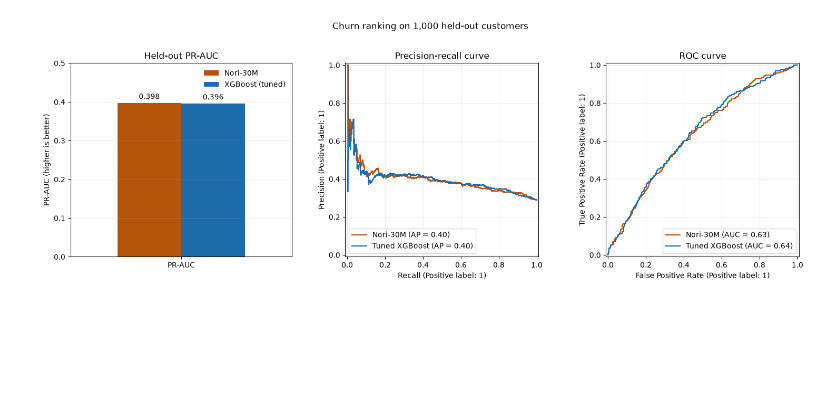
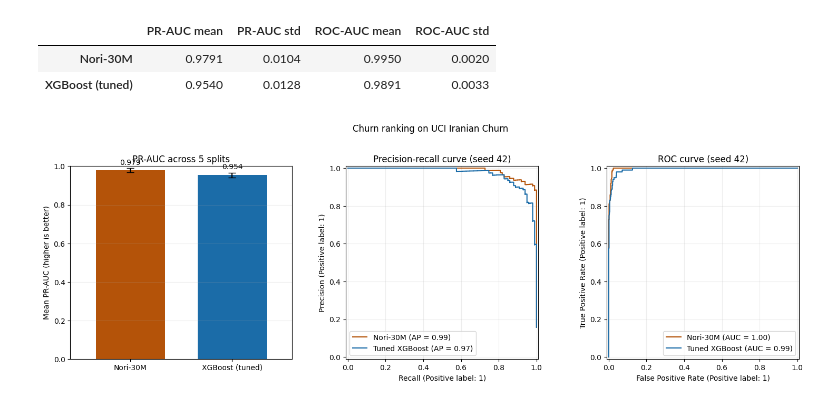
Before and after one commit to Synthefy/synthefy-nori, a Jupyter notebook: examples/notebooks/nori-churn-prediction.ipynb, the cells around one changed output. Drawn from its saved outputs; the diff is of its cells as text; code cells hidden in the pictures; blank space fills up the shorter version.

Commit message:
examples: strengthen churn prediction benchmark

```diff
--- a/examples/notebooks/nori-churn-prediction.ipynb
+++ b/examples/notebooks/nori-churn-prediction.ipynb
@@ -333,63 +428,85 @@ PR-AUC is the primary metric because churn is the smaller class and the business
 # %%
-comparison = pd.DataFrame({
-    "Nori-30M": nori_metrics,
-    "XGBoost (tuned)": xgboost_metrics,
+summary = pd.DataFrame({
+    "Nori-30M": {
+        "PR-AUC mean": per_split["Nori PR-AUC"].mean(),
+        "PR-AUC std": per_split["Nori PR-AUC"].std(ddof=1),
+        "ROC-AUC mean": per_split["Nori ROC-AUC"].mean(),
+        "ROC-AUC std": per_split["Nori ROC-AUC"].std(ddof=1),
+    },
+    "XGBoost (tuned)": {
+        "PR-AUC mean": per_split["XGBoost PR-AUC"].mean(),
+        "PR-AUC std": per_split["XGBoost PR-AUC"].std(ddof=1),
+        "ROC-AUC mean": per_split["XGBoost ROC-AUC"].mean(),
+        "ROC-AUC std": per_split["XGBoost ROC-AUC"].std(ddof=1),
+    },
 }).T
 
-primary = comparison[["PR-AUC"]]
+print(f"Mean PR-AUC margin: {per_split['PR-AUC margin'].mean():.4f}")
+print(f"Nori wins: {(per_split['PR-AUC margin'] > 0).sum()} / {len(per_split)} splits")
+display(summary.style.format("{:.4f}"))
+
+reference_seed = TEST_SEEDS[0]
+reference_y = nori_runs[reference_seed]["y_test"]
+reference_nori = nori_runs[reference_seed]["raw_score"]
+reference_xgboost = xgboost_runs[reference_seed]["score"]
+
 figure, axes = plt.subplots(1, 3, figsize=(15, 4.8))
-primary.T.plot(
+means = summary["PR-AUC mean"]
+errors = summary["PR-AUC std"].fillna(0)
+means.plot(
     kind="bar",
+    yerr=errors,
+    capsize=5,
     color=["#B45309", "#1B6CA8"],
     width=0.68,
     ax=axes[0],
 )
-axes[0].set_ylim(0, 0.5)
-axes[0].set_ylabel("PR-AUC (higher is better)")
-axes[0].set_title("Held-out PR-AUC")
+axes[0].set_ylim(0, 1.0)
+axes[0].set_ylabel("Mean PR-AUC (higher is better)")
+axes[0].set_title(f"PR-AUC across {len(per_split)} splits")
 axes[0].tick_params(axis="x", rotation=0)
 axes[0].grid(axis="y", alpha=0.22)
-axes[0].legend(frameon=False)
 for container in axes[0].containers:
-    axes[0].bar_label(container, fmt="%.3f", padding=3)
+    if hasattr(container, "datavalues"):
+        axes[0].bar_label(container, fmt="%.3f", padding=3)
 
 PrecisionRecallDisplay.from_predictions(
-    y_test,
-    nori_raw_score,
+    reference_y,
+    reference_nori,
     name="Nori-30M",
-    curve_kwargs={"color": "#B45309"},
+    color="#B45309",
     ax=axes[1],
 )
 PrecisionRecallDisplay.from_predictions(
-    y_test,
-    xgboost_score,
+    reference_y,
+    reference_xgboost,
     name="Tuned XGBoost",
-    curve_kwargs={"color": "#1B6CA8"},
+    color="#1B6CA8",
     ax=axes[1],
 )
-axes[1].set_title("Precision-recall curve")
+axes[1].set_title(f"Precision-recall curve (seed {reference_seed})")
 axes[1].grid(alpha=0.22)
 
 RocCurveDisplay.from_predictions(
-    y_test,
-    nori_raw_score,
+    reference_y,
+    reference_nori,
     name="Nori-30M",
-    curve_kwargs={"color": "#B45309"},
+    color="#B45309",
     ax=axes[2],
 )
 RocCurveDisplay.from_predictions(
-    y_test,
-    xgboost_score,
+    reference_y,
+    reference_xgboost,
     name="Tuned XGBoost",
-    curve_kwargs={"color": "#1B6CA8"},
+    color="#1B6CA8",
     ax=axes[2],
 )
-axes[2].set_title("ROC curve")
+axes[2].set_title(f"ROC curve (seed {reference_seed})")
 axes[2].grid(alpha=0.22)
 
-figure.suptitle("Churn ranking on 1,000 held-out customers", y=1.02)
+figure.suptitle("Churn ranking on UCI Iranian Churn", y=1.02)
 plt.tight_layout()
 plt.show()
 
-comparison
+per_split
 # %% [output]
@@ -396 +515,4 @@ comparison
+|  | PR-AUC mean | PR-AUC std | ROC-AUC mean | ROC-AUC std |
+| Nori-30M | 0.9791 | 0.0104 | 0.9950 | 0.0020 |
+| XGBoost (tuned) | 0.9540 | 0.0128 | 0.9891 | 0.0033 |
-[figure, old version]
+[figure, new version]
```
Also changed, not shown: parts of 14 cells of this notebook.
